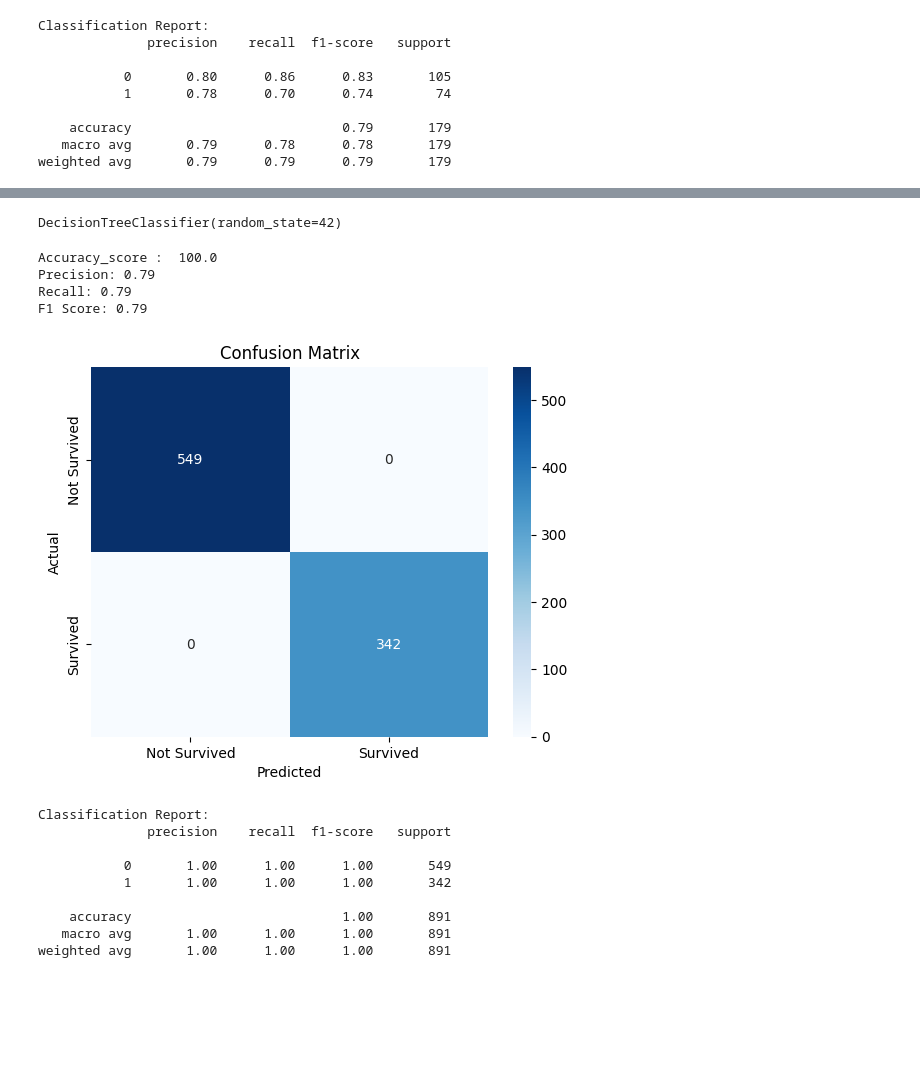
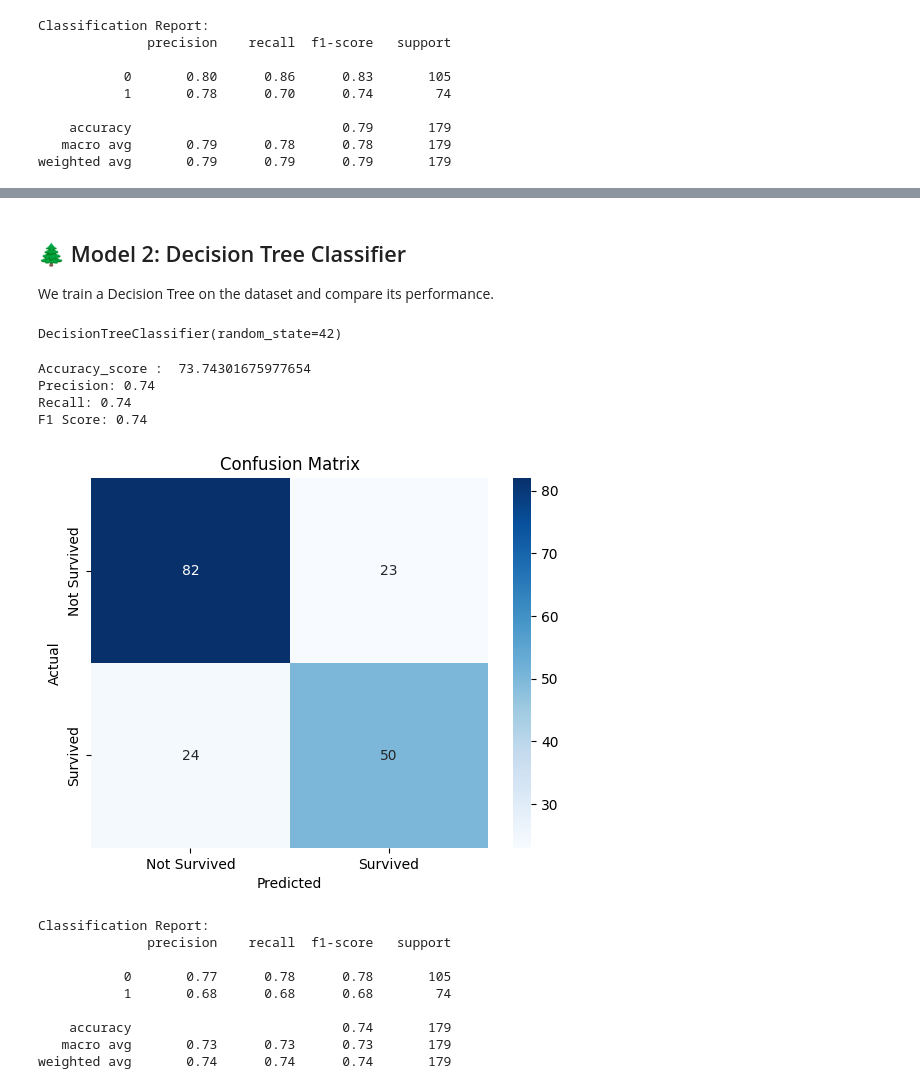
Before and after one commit to yugandharashinde1111/Titanic-Survival-Prediction, a Jupyter notebook: Titanic_Survival_Prediction.ipynb, the cells around one changed output, grey strips where cells are left out. Cells and saved outputs as stored; diff of their text form; code cells hidden in the pictures; blank space fills up the shorter version.

```diff
--- a/Titanic_Survival_Prediction.ipynb
+++ b/Titanic_Survival_Prediction.ipynb
@@ -380,3 +394,7 @@ from sklearn.metrics import accuracy_score
+# %% [markdown]
+## 🌲 Model 2: Decision Tree Classifier
+
+We train a Decision Tree on the dataset and compare its performance.
 # %%
 dtree = DecisionTreeClassifier(random_state=42)
 dtree.fit(X_train, y_train)
@@ -386,10 +404,10 @@ DecisionTreeClassifier(random_state=42)
 # predict the target on the train dataset
 y_pred_dt = dtree.predict(X_test)
 # %%
-accuracy= accuracy_score(Y,predict)
-precision = precision_score(y_test, y_pred, average='weighted')
-recall= recall_score(y_test, y_pred, average='weighted')
-f1 = f1_score(y_test, y_pred, average='weighted')
+accuracy= accuracy_score(y_test, y_pred_dt)
+precision = precision_score(y_test, y_pred_dt, average='weighted')
+recall= recall_score(y_test, y_pred_dt, average='weighted')
+f1 = f1_score(y_test, y_pred_dt, average='weighted')
 
 
 print('Accuracy_score : ', accuracy*100)
@@ -397,35 +415,35 @@ print(f'Precision: {precision:.2f}')
 print(f'Recall: {recall:.2f}')
 print(f'F1 Score: {f1:.2f}')
 # %% [output]
-Accuracy_score :  100.0
-Precision: 0.79
-Recall: 0.79
-F1 Score: 0.79
+Accuracy_score :  73.74301675977654
+Precision: 0.74
+Recall: 0.74
+F1 Score: 0.74
 # %%
 from sklearn.metrics import accuracy_score, confusion_matrix, classification_report
 import matplotlib.pyplot as plt
 import seaborn as sns
 
 # Confusion Matrix
-cm = confusion_matrix(Y, predict)
+cm = confusion_matrix(y_test, y_pred_dt)
 sns.heatmap(cm, annot=True, fmt="d", cmap="Blues", xticklabels=["Not Survived", "Survived"], yticklabels=["Not Survived", "Survived"])
 plt.title("Confusion Matrix")
 plt.ylabel("Actual")
 plt.xlabel("Predicted")
 plt.show()
 
 # Classification Report
 print("\nClassification Report:")
-print(classification_report(Y,predict))
+print(classification_report(y_test,y_pred_dt))
 # %% [output]
-[figure, old version]
+[figure, new version]
 Classification Report:
               precision    recall  f1-score   support
 
-           0       1.00      1.00      1.00       549
-           1       1.00      1.00      1.00       342
+           0       0.77      0.78      0.78       105
+           1       0.68      0.68      0.68        74
 
-    accuracy                           1.00       891
-   macro avg       1.00      1.00      1.00       891
-weighted avg       1.00      1.00      1.00       891
+    accuracy                           0.74       179
+   macro avg       0.73      0.73      0.73       179
+weighted avg       0.74      0.74      0.74       179
 # %% [markdown]
```
Also changed, not shown: parts of 32 cells of this notebook.
